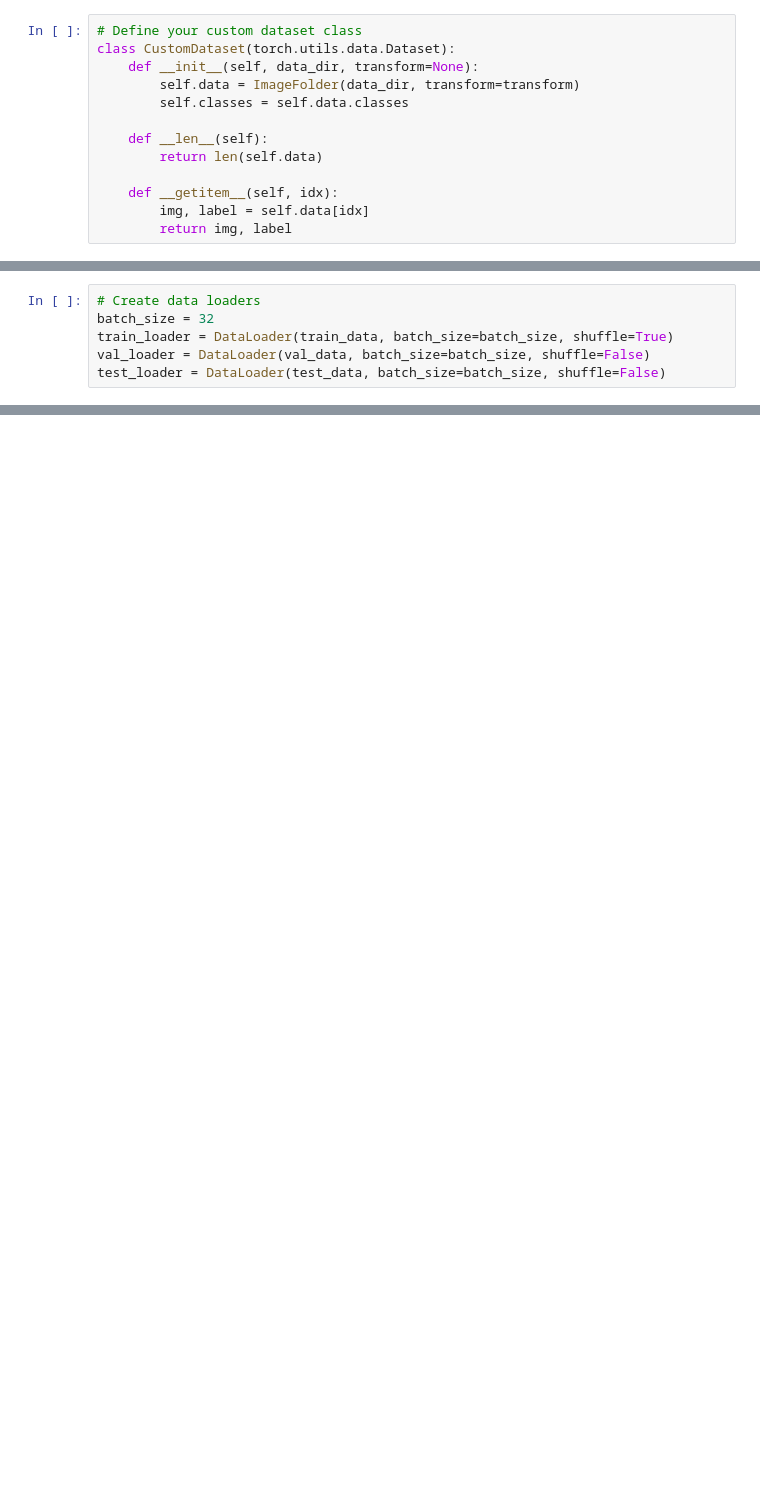
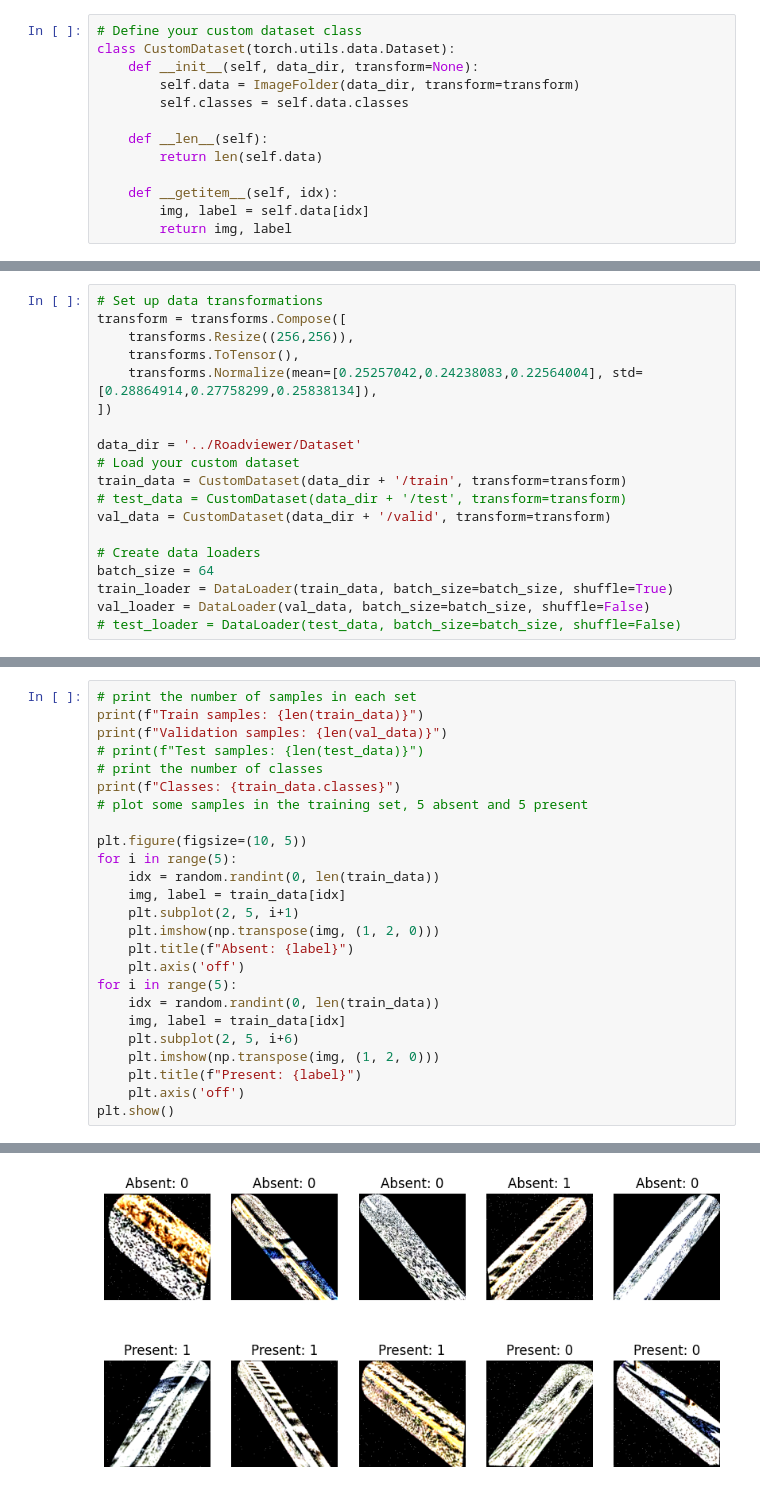
Before and after one commit to jksdbks123/Ultra-Fast-Lane-Detection-v2, a Jupyter notebook: Classifier.ipynb, the cells around one changed output, grey strips where cells are left out. Saved outputs shown, nothing was run; the diff lists cells and outputs as text; blank space fills up the shorter version.

```diff
--- a/Classifier.ipynb
+++ b/Classifier.ipynb
@@ -42,6 +93,19 @@ val_data = CustomDataset(data_dir + '/valid', transform=transform)
 # %%
+# Set up data transformations
+transform = transforms.Compose([
+    transforms.Resize((256,256)),
+    transforms.ToTensor(),
+    transforms.Normalize(mean=[0.25257042,0.24238083,0.22564004], std=[0.28864914,0.27758299,0.25838134]),
+])
+
+data_dir = '../Roadviewer/Dataset'
+# Load your custom dataset
+train_data = CustomDataset(data_dir + '/train', transform=transform)
+# test_data = CustomDataset(data_dir + '/test', transform=transform)
+val_data = CustomDataset(data_dir + '/valid', transform=transform)
+
 # Create data loaders
-batch_size = 32
+batch_size = 64
 train_loader = DataLoader(train_data, batch_size=batch_size, shuffle=True)
 val_loader = DataLoader(val_data, batch_size=batch_size, shuffle=False)
-test_loader = DataLoader(test_data, batch_size=batch_size, shuffle=False)
+# test_loader = DataLoader(test_data, batch_size=batch_size, shuffle=False)
@@ -47,0 +124,26 @@ test_loader = DataLoader(test_data, batch_size=batch_size, shuffle=False)
+# %%
+# print the number of samples in each set
+print(f"Train samples: {len(train_data)}")
+print(f"Validation samples: {len(val_data)}")
+# print(f"Test samples: {len(test_data)}")
+# print the number of classes
+print(f"Classes: {train_data.classes}")
+# plot some samples in the training set, 5 absent and 5 present
+
+plt.figure(figsize=(10, 5))
+for i in range(5):
+    idx = random.randint(0, len(train_data))
+    img, label = train_data[idx]
+    plt.subplot(2, 5, i+1)
+    plt.imshow(np.transpose(img, (1, 2, 0)))
+    plt.title(f"Absent: {label}")
+    plt.axis('off')
+for i in range(5):
+    idx = random.randint(0, len(train_data))
+    img, label = train_data[idx]
+    plt.subplot(2, 5, i+6)
+    plt.imshow(np.transpose(img, (1, 2, 0)))
+    plt.title(f"Present: {label}")
+    plt.axis('off')
+plt.show()
+# %% [output]
@@ -48 +163,2 @@ test_loader = DataLoader(test_data, batch_size=batch_size, shuffle=False)
+[figure, added]
 # %%
```
Also changed, not shown: parts of 15 cells of this notebook.
